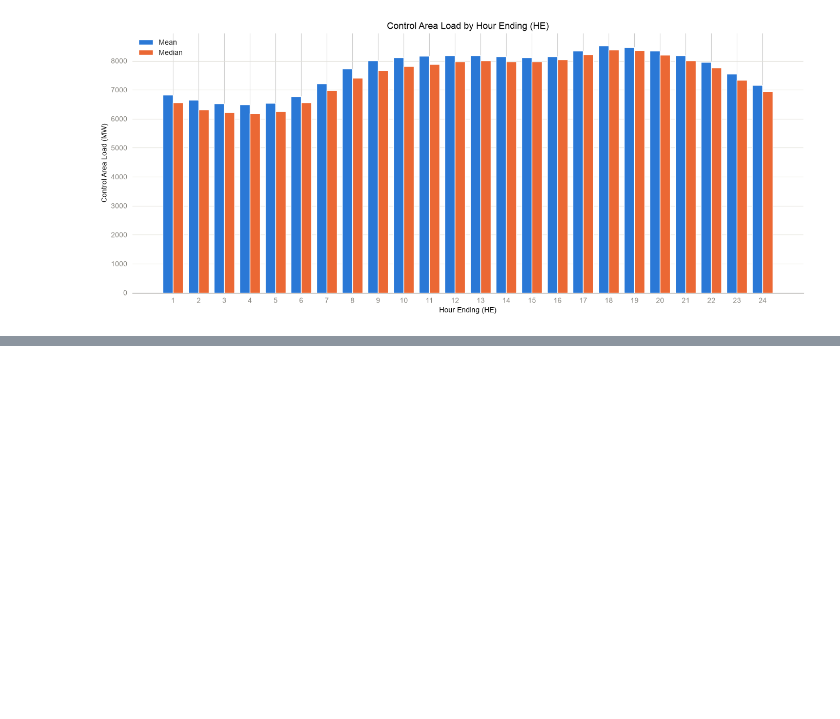
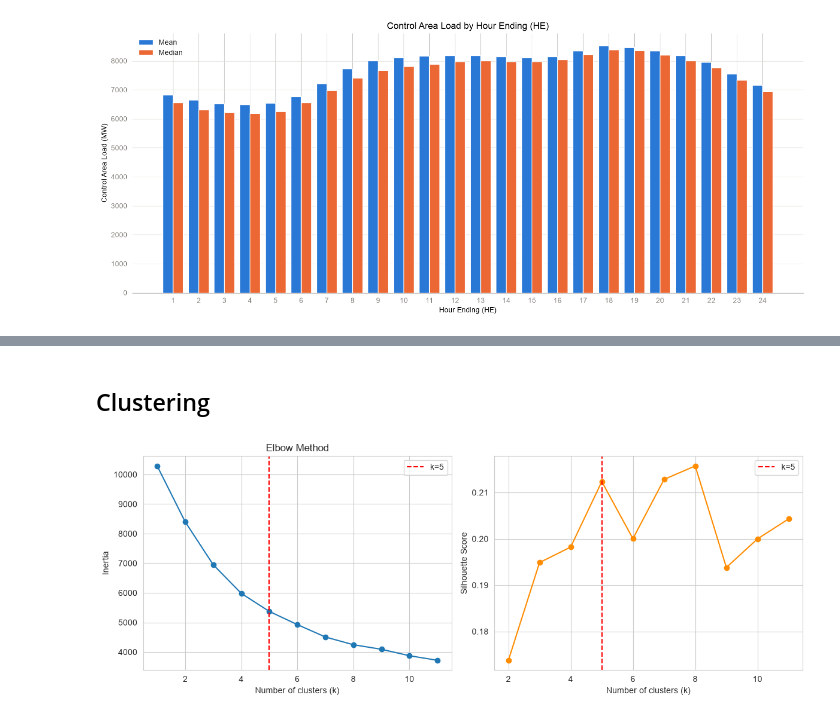
Before and after one commit to timothytzkung/Kung_Tim_Lab_Task, a Jupyter notebook: FinalAssignment/notebook.ipynb, the cells around one changed output, grey strips where cells are left out. Saved outputs shown, nothing was run; the diff lists cells and outputs as text; code cells hidden in the pictures; blank space fills up the shorter version.

```diff
--- a/FinalAssignment/notebook.ipynb
+++ b/FinalAssignment/notebook.ipynb
@@ -403,0 +516,36 @@ plt.show()
+# %% [markdown]
+## Clustering
+# %%
+k_max = 12
+
+inertias = []
+for k in range(1, k_max):
+    km = KMeans(n_clusters=k, random_state=RANDOM_STATE, n_init=10)
+    km.fit(X)
+    inertias.append(km.inertia_)
+
+silhouette_scores = {}
+for k in range(2, k_max):
+    km = KMeans(n_clusters=k, random_state=RANDOM_STATE, n_init=10)
+    km_labels = km.fit_predict(X)
+    silhouette_scores[k] = silhouette_score(X, km_labels)
+
+fig, ax = plt.subplots(1, 2, figsize=(12, 4.5))
+
+ax[0].plot(range(1, k_max), inertias, marker="o")
+ax[0].set_xlabel("Number of clusters (k)")
+ax[0].set_ylabel("Inertia")
+ax[0].set_title("Elbow Method")
+ax[0].axvline(x=5, color="red", linestyle="--", label="k=5")
+ax[0].legend()
+
+ax[1].plot(list(silhouette_scores.keys()), list(silhouette_scores.values()), marker="o", color="darkorange")
+ax[1].set_xlabel("Number of clusters (k)")
+ax[1].set_ylabel("Silhouette Score")
+ax[1].axvline(x=5, color="red", linestyle="--", label="k=5")
+ax[1].legend()
+
+plt.tight_layout()
+plt.show()
+# %% [output]
+[figure, added]
```
Also changed, not shown: parts of 23 cells of this notebook, 1 other file.
